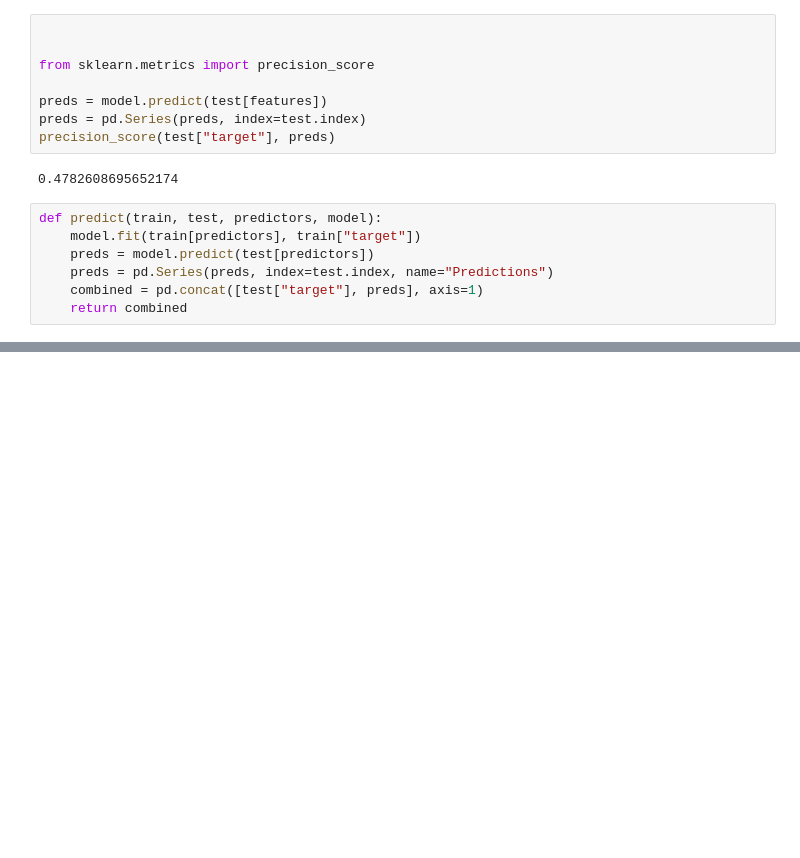
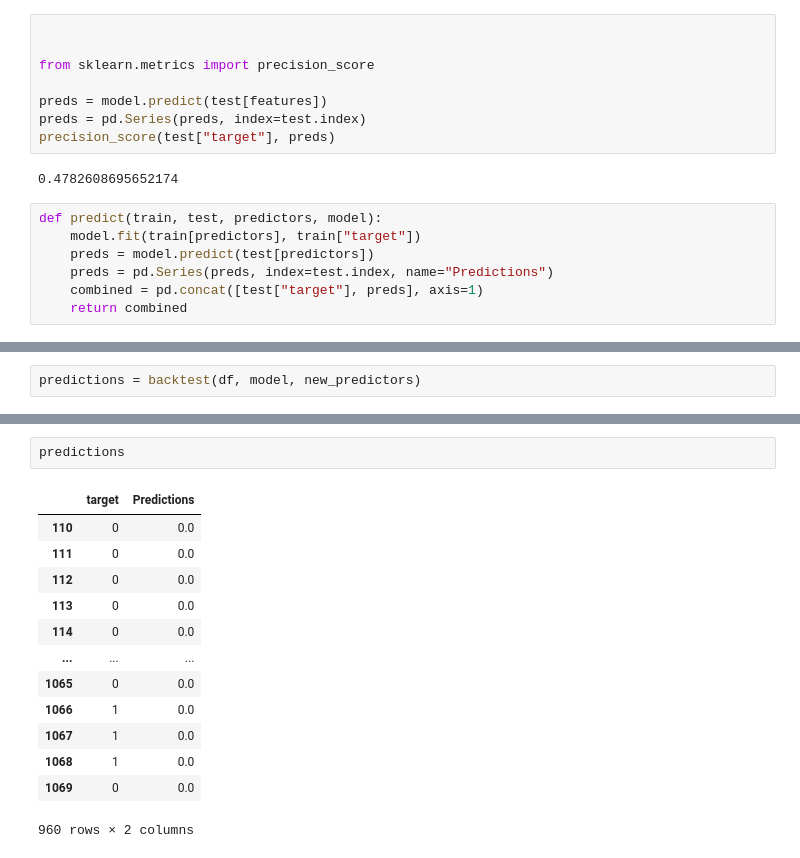
Before and after one commit to mestresanna/lifeCycleProject, a Jupyter notebook: notebooks/SecondFeatureEngineering.ipynb, the cells around one changed output, grey strips where cells are left out. Drawn from its saved outputs; the diff is of its cells as text; blank space fills up the shorter version.

```diff
--- a/notebooks/SecondFeatureEngineering.ipynb
+++ b/notebooks/SecondFeatureEngineering.ipynb
@@ -135,0 +198,2 @@ predictions["target"].value_counts() / predictions.shape[0]
+# %%
+predictions = backtest(df, model, new_predictors)
@@ -135,0 +218,16 @@ predictions["target"].value_counts() / predictions.shape[0]
+# %%
+predictions
+# %% [output]
+|  | target | Predictions |
+| 110 | 0 | 0.0 |
+| 111 | 0 | 0.0 |
+| 112 | 0 | 0.0 |
+| 113 | 0 | 0.0 |
+| 114 | 0 | 0.0 |
+| ... | ... | ... |
+| 1065 | 0 | 0.0 |
+| 1066 | 1 | 0.0 |
+| 1067 | 1 | 0.0 |
+| 1068 | 1 | 0.0 |
+| 1069 | 0 | 0.0 |
+960 rows × 2 columns
```
Also changed, not shown: parts of 15 cells of this notebook, 7 other files.
